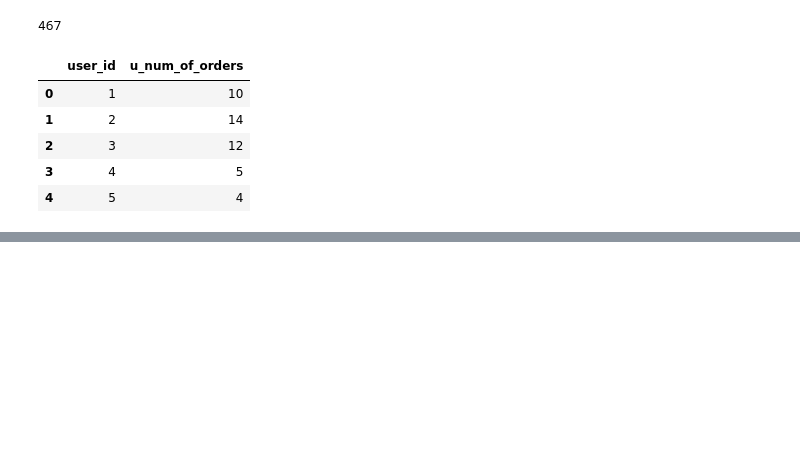
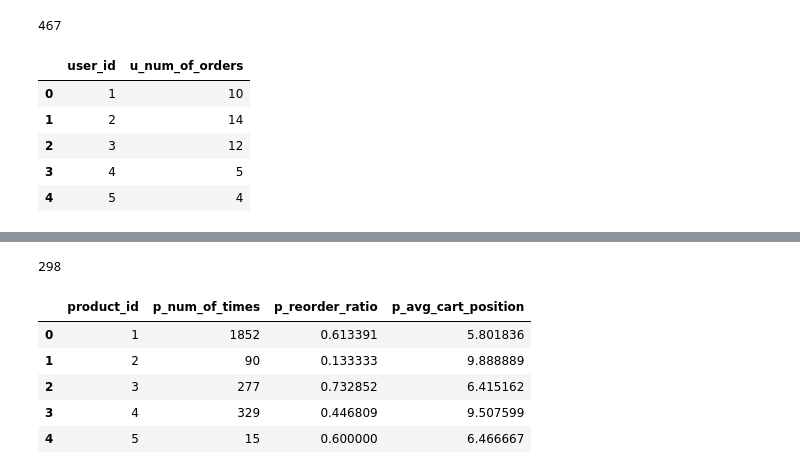
Before and after one commit to shitizz24/Grocery-Recommender, a Jupyter notebook: Notebooks/XGBoost.ipynb, the cells around one changed output, grey strips where cells are left out. Drawn from its saved outputs; the diff is of its cells as text; code cells hidden in the pictures; blank space fills up the shorter version.

```diff
--- a/Notebooks/XGBoost.ipynb
+++ b/Notebooks/XGBoost.ipynb
@@ -56,0 +168,4 @@ users.head()
+# %%
+prd=prior_orders.groupby(by='product_id')['order_id'].aggregate('count').to_frame('p_num_of_times').reset_index()
+
+prd.head()
@@ -56,0 +179,4 @@ users.head()
+# %%
+reorder_p=prior_orders.groupby(by='product_id')['reordered'].aggregate('mean').to_frame('p_reorder_ratio').reset_index()
+
+reorder_p.head()
@@ -56,0 +190,5 @@ users.head()
+# %%
+add_to_cart=prior_orders.groupby(by='product_id')['add_to_cart_order'].aggregate('mean').to_frame('p_avg_cart_position').reset_index()
+
+
+add_to_cart.head()
@@ -56,0 +202,17 @@ users.head()
+# %%
+prd=prd.merge(reorder_p,on='product_id',how='left')
+prd=prd.merge(add_to_cart,on='product_id',how='left')
+# %%
+del [reorder_p,add_to_cart]
+gc.collect()
+# %% [output]
+298
+# %%
+prd.head()
+# %% [output]
+|  | product_id | p_num_of_times | p_reorder_ratio | p_avg_cart_position |
+| 0 | 1 | 1852 | 0.613391 | 5.801836 |
+| 1 | 2 | 90 | 0.133333 | 9.888889 |
+| 2 | 3 | 277 | 0.732852 | 6.415162 |
+| 3 | 4 | 329 | 0.446809 | 9.507599 |
+| 4 | 5 | 15 | 0.600000 | 6.466667 |
```
Also changed, not shown: parts of 17 cells of this notebook.
